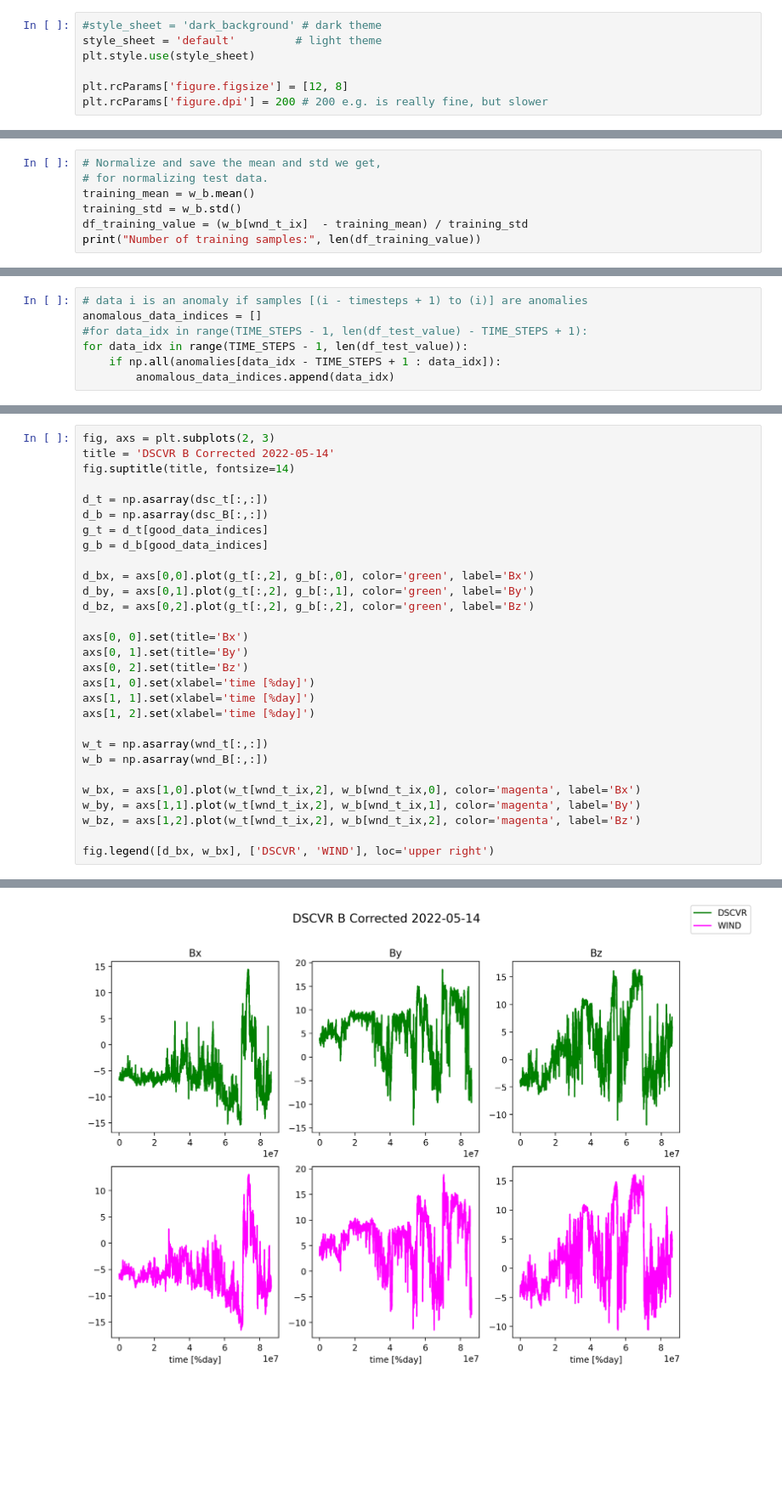
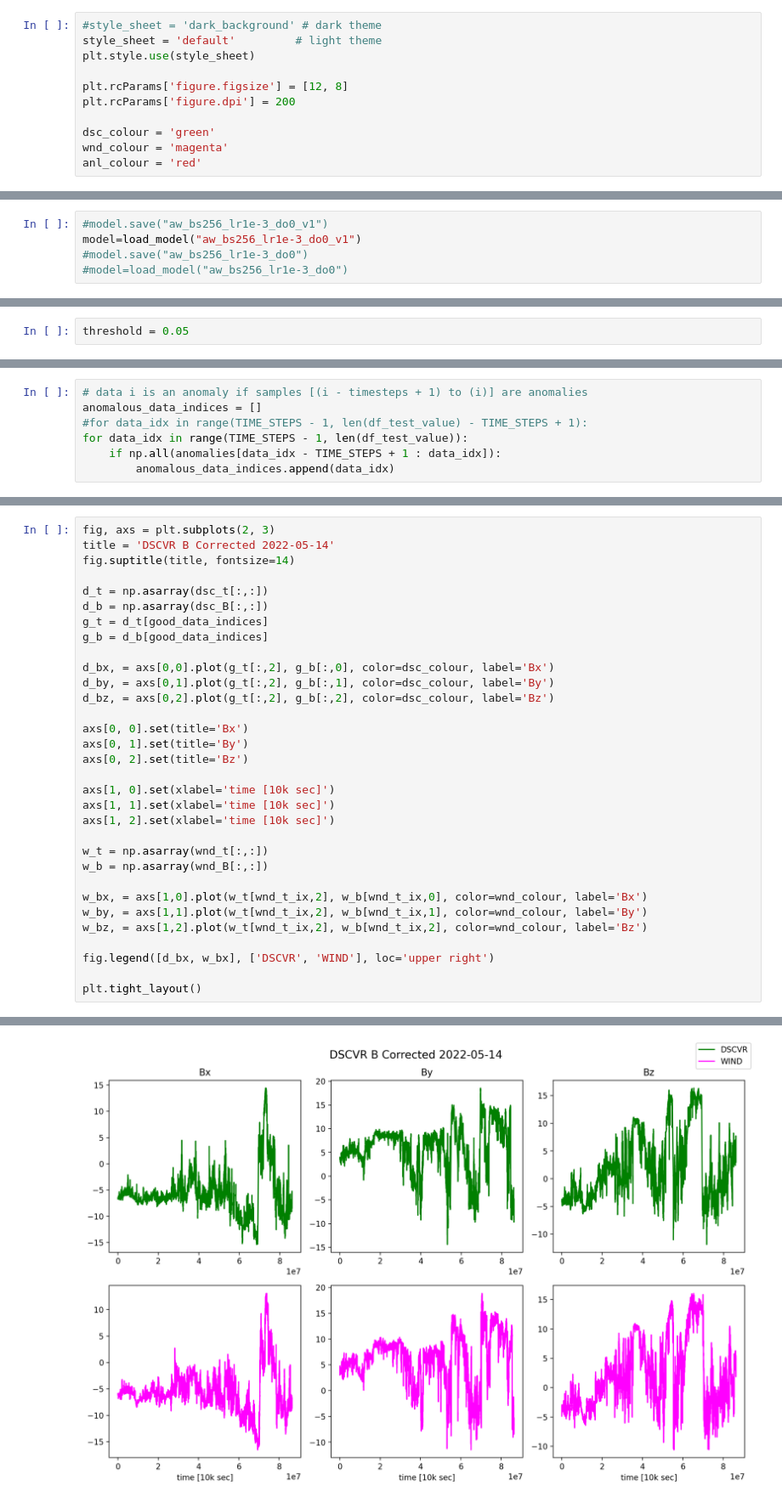
Before and after one commit to ifauh/kamakaniokala, a Jupyter notebook: anomaly-wind.ipynb, the cells around one changed output, grey strips where cells are left out. Shown at 85% size. Drawn from its saved outputs; the diff is of its cells as text; blank space fills up the shorter version.

```diff
--- a/anomaly-wind.ipynb
+++ b/anomaly-wind.ipynb
@@ -15,4 +24,8 @@ style_sheet = 'default'         # light theme
 plt.style.use(style_sheet)
 
 plt.rcParams['figure.figsize'] = [12, 8]
-plt.rcParams['figure.dpi'] = 200 # 200 e.g. is really fine, but slower
+plt.rcParams['figure.dpi'] = 200
+
+dsc_colour = 'green'
+wnd_colour = 'magenta'
+anl_colour = 'red'
@@ -124,10 +122,3 @@ df_training_value = (w_b[wnd_t_ix]  - training_mean) / training_std
 print("Number of training samples:", len(df_training_value))
 # %% [output]
 Number of training samples: 86400
-# %%
-# Normalize and save the mean and std we get,
-# for normalizing test data.
-training_mean = w_b.mean()
-training_std = w_b.std()
-df_training_value = (w_b[wnd_t_ix]  - training_mean) / training_std
-print("Number of training samples:", len(df_training_value))
@@ -262,3 +256,8 @@ Epoch 50/50
+# %%
+#model.save("aw_bs256_lr1e-3_do0_v1")
+model=load_model("aw_bs256_lr1e-3_do0_v1")
+#model.save("aw_bs256_lr1e-3_do0")
+#model=load_model("aw_bs256_lr1e-3_do0")
 # %%
 plt.plot(history.history["loss"], label="Training Loss")
 plt.plot(history.history["val_loss"], label="Validation Loss")
@@ -285,3 +312,5 @@ Reconstruction error threshold:  0.36713505
+# %%
+threshold = 0.05
 # %%
 # Checking how the first sequence is learnt
 plt.plot(x_train[0])
@@ -392,23 +455,26 @@ d_b = np.asarray(dsc_B[:,:])
 g_t = d_t[good_data_indices]
 g_b = d_b[good_data_indices]
 
-d_bx, = axs[0,0].plot(g_t[:,2], g_b[:,0], color='green', label='Bx')
-d_by, = axs[0,1].plot(g_t[:,2], g_b[:,1], color='green', label='By')
-d_bz, = axs[0,2].plot(g_t[:,2], g_b[:,2], color='green', label='Bz')
+d_bx, = axs[0,0].plot(g_t[:,2], g_b[:,0], color=dsc_colour, label='Bx')
+d_by, = axs[0,1].plot(g_t[:,2], g_b[:,1], color=dsc_colour, label='By')
+d_bz, = axs[0,2].plot(g_t[:,2], g_b[:,2], color=dsc_colour, label='Bz')
 
 axs[0, 0].set(title='Bx')
 axs[0, 1].set(title='By')
 axs[0, 2].set(title='Bz')
-axs[1, 0].set(xlabel='time [%day]')
-axs[1, 1].set(xlabel='time [%day]')
-axs[1, 2].set(xlabel='time [%day]')
+
+axs[1, 0].set(xlabel='time [10k sec]')
+axs[1, 1].set(xlabel='time [10k sec]')
+axs[1, 2].set(xlabel='time [10k sec]')
 
 w_t = np.asarray(wnd_t[:,:])
 w_b = np.asarray(wnd_B[:,:])
 
-w_bx, = axs[1,0].plot(w_t[wnd_t_ix,2], w_b[wnd_t_ix,0], color='magenta', label='Bx')
-w_by, = axs[1,1].plot(w_t[wnd_t_ix,2], w_b[wnd_t_ix,1], color='magenta', label='By')
-w_bz, = axs[1,2].plot(w_t[wnd_t_ix,2], w_b[wnd_t_ix,2], color='magenta', label='Bz')
+w_bx, = axs[1,0].plot(w_t[wnd_t_ix,2], w_b[wnd_t_ix,0], color=wnd_colour, label='Bx')
+w_by, = axs[1,1].plot(w_t[wnd_t_ix,2], w_b[wnd_t_ix,1], color=wnd_colour, label='By')
+w_bz, = axs[1,2].plot(w_t[wnd_t_ix,2], w_b[wnd_t_ix,2], color=wnd_colour, label='Bz')
 
 fig.legend([d_bx, w_bx], ['DSCVR', 'WIND'], loc='upper right')
+
+plt.tight_layout()
 # %% [output]
@@ -416 +481 @@ fig.legend([d_bx, w_bx], ['DSCVR', 'WIND'], loc='upper right')
-[figure, old version]
+[figure, new version]
```
Also changed, not shown: parts of 26 cells of this notebook.
